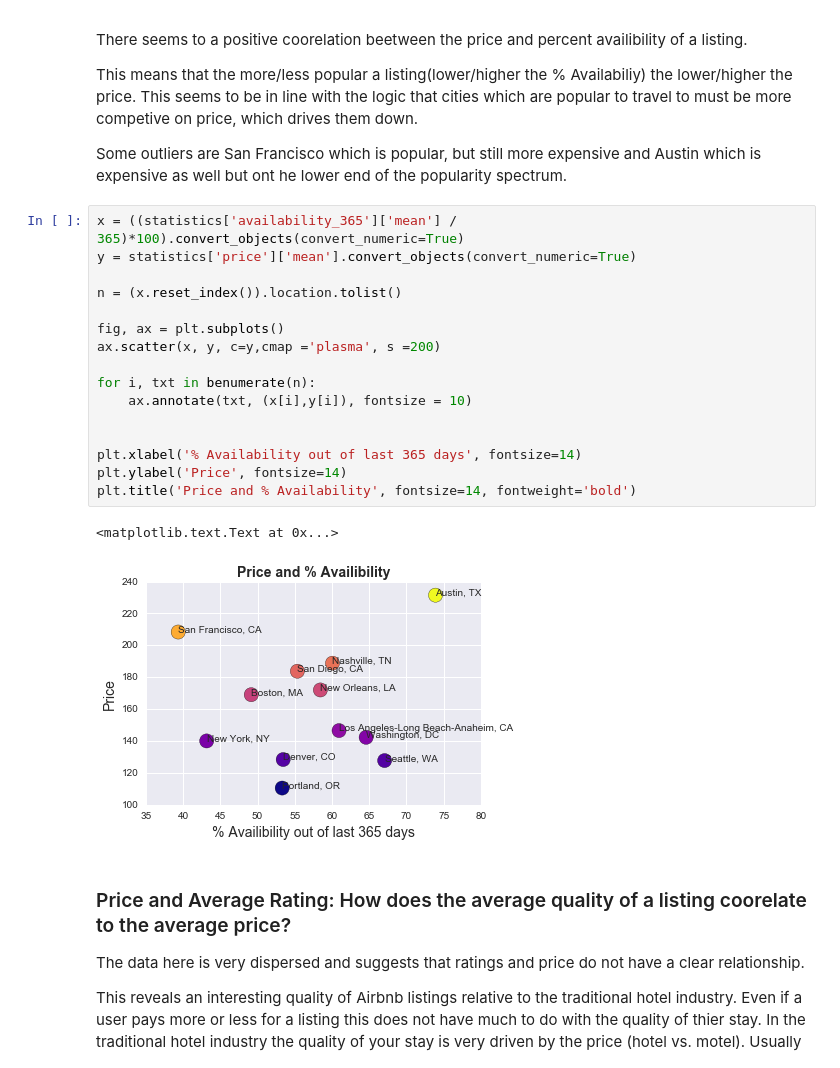
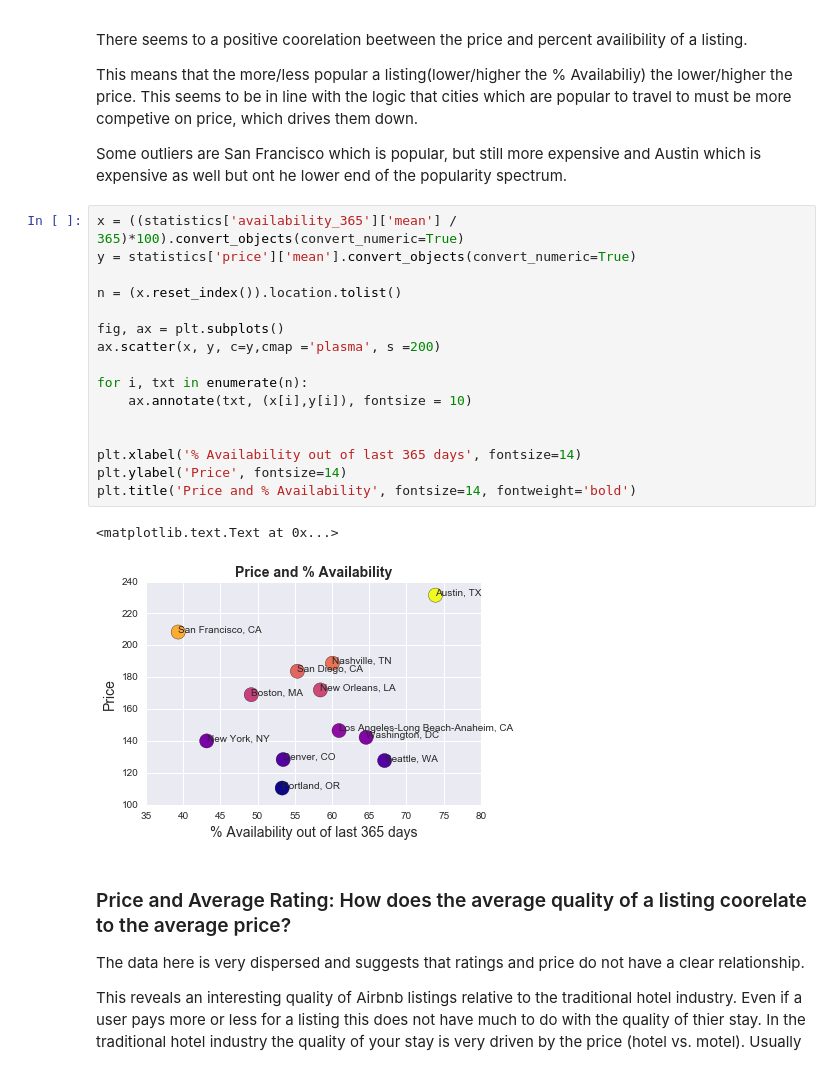
Before and after one commit to nsamrao/Springboard-Data-Science, a Jupyter notebook: Airbnb and Zillow.ipynb, the cells around one changed output. Cells and saved outputs as stored; diff of their text form.

```diff
--- a/Airbnb and Zillow.ipynb
+++ b/Airbnb and Zillow.ipynb
@@ -282,22 +282,22 @@ Some outliers are San Francisco which is popular, but still more expensive and A
 # %%
 x = ((statistics['availability_365']['mean'] / 365)*100).convert_objects(convert_numeric=True)
 y = statistics['price']['mean'].convert_objects(convert_numeric=True)
 
 n = (x.reset_index()).location.tolist()
 
 fig, ax = plt.subplots()
 ax.scatter(x, y, c=y,cmap ='plasma', s =200)
 
-for i, txt in benumerate(n):
+for i, txt in enumerate(n):
     ax.annotate(txt, (x[i],y[i]), fontsize = 10)
 
 
 plt.xlabel('% Availability out of last 365 days', fontsize=14)
 plt.ylabel('Price', fontsize=14)
 plt.title('Price and % Availability', fontsize=14, fontweight='bold')
 # %% [output]
 <matplotlib.text.Text at 0x...>
-[figure, old version]
+[figure, new version]
 # %% [markdown]
 ### Price and Average Rating: How does the average quality of a listing coorelate to the average price?
 The data here is very dispersed and suggests that ratings and price do not have a clear relationship.
```
Also changed, not shown: parts of 24 cells of this notebook.
